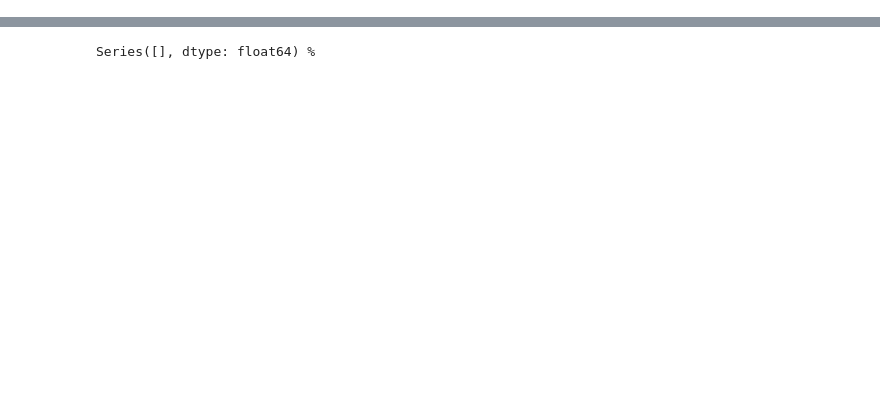
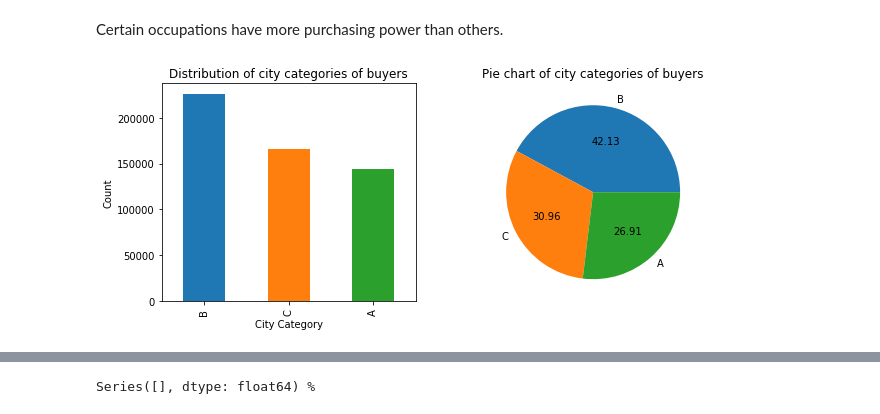
Before and after one commit to eugeniousone/BlackFriday, a Jupyter notebook: BlackFriday.ipynb, the cells around one changed output, grey strips where cells are left out. Saved outputs shown, nothing was run; the diff lists cells and outputs as text; code cells hidden in the pictures; blank space fills up the shorter version.

```diff
--- a/BlackFriday.ipynb
+++ b/BlackFriday.ipynb
@@ -52,0 +142,19 @@ First I will drop the columns that are not necessary for my analysis. These are:
+# %% [markdown]
+Certain occupations have more purchasing power than others.
+# %%
+plt.figure(figsize=(10,4))
+
+plt.subplot(121)
+pd.value_counts(df['City_Category']).plot.bar();
+plt.xlabel('City Category');
+plt.ylabel('Count');
+plt.title('Distribution of city categories of buyers')
+
+plt.subplot(122)
+pd.value_counts(df['City_Category']).plot.pie(autopct='%.2f');
+plt.xlabel('');
+plt.ylabel('');
+plt.title('Pie chart of city categories of buyers')
+plt.show()
+# %% [output]
+[figure, added]
```
Also changed, not shown: parts of 97 cells of this notebook.
